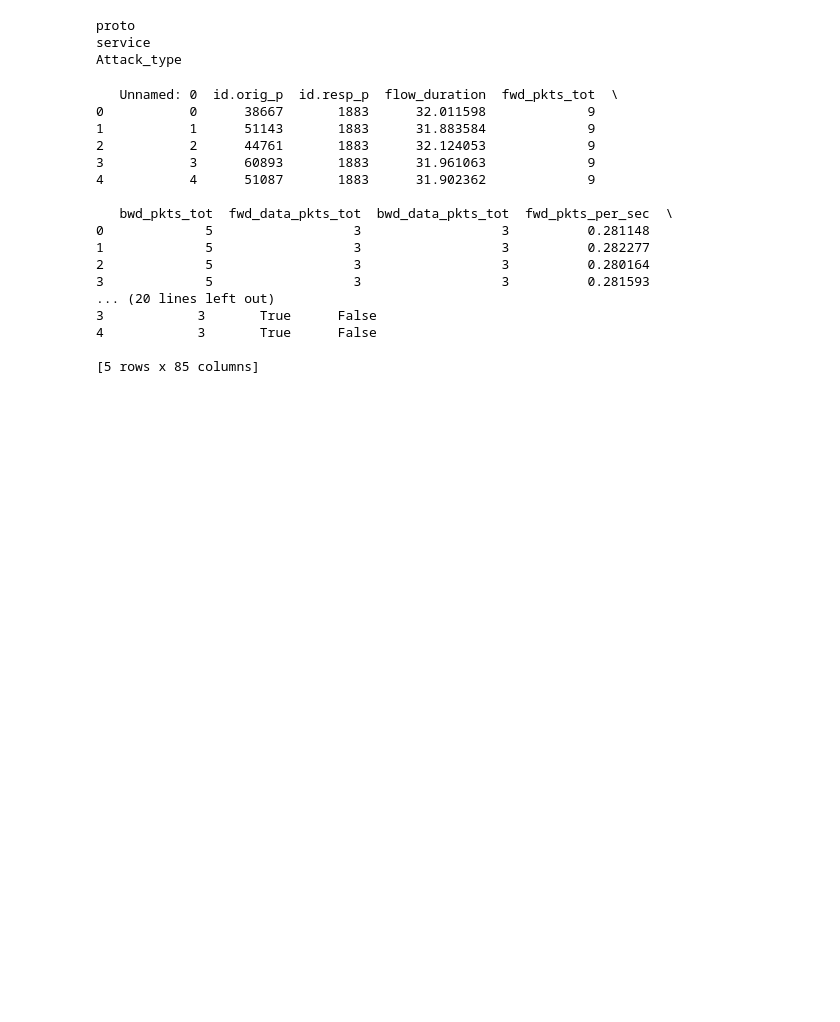
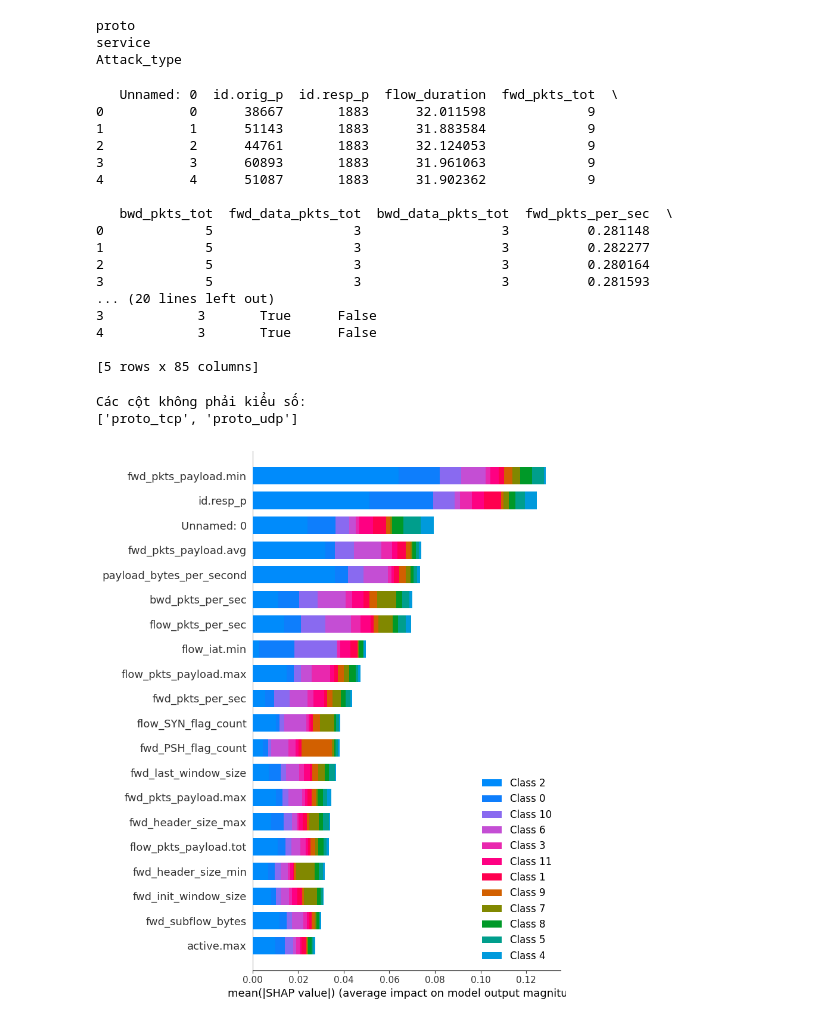
Before and after one commit to quixinh/ppnckh, a Jupyter notebook: main.ipynb, the cells around one changed output. Saved outputs shown, nothing was run; the diff lists cells and outputs as text; code cells hidden in the pictures; blank space fills up the shorter version.

```diff
--- a/main.ipynb
+++ b/main.ipynb
@@ -113,6 +128,14 @@ print(data.head(5))
 4            3       True      False
 
 [5 rows x 85 columns]
+# %%
+# Tìm các cột không phải là số (numeric)
+non_numeric_cols = data.select_dtypes(exclude=["number"]).columns.tolist()
+print("Các cột không phải kiểu số:")
+print(non_numeric_cols)
+# %% [output]
+Các cột không phải kiểu số:
+['proto_tcp', 'proto_udp']
 # %%
 X, y = data.drop('Attack_type', axis=1), data['Attack_type']
 X_balanced, y_balanced = Preprocessing.apply_smote(X, y)
@@ -122,3 +146,9 @@ X_train, X_val, y_train, y_val = train_test_split(X, y, test_size=0.2, random_st
+# %%
+# thử shap
+
+DataProcessing.shap_ex(X_train, y_train, X_test)
+# %% [output]
+[figure, added]
 # %%
 # Xử lý dữ liệuliệu
 list = DataProcessing.select_feature(X_train, y_train)
```
Also changed, not shown: parts of 20 cells of this notebook, 7 other files.
